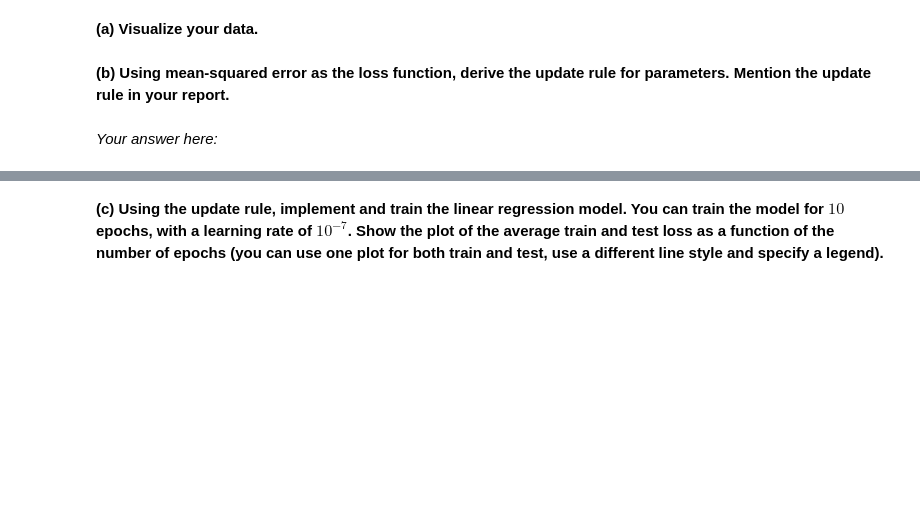
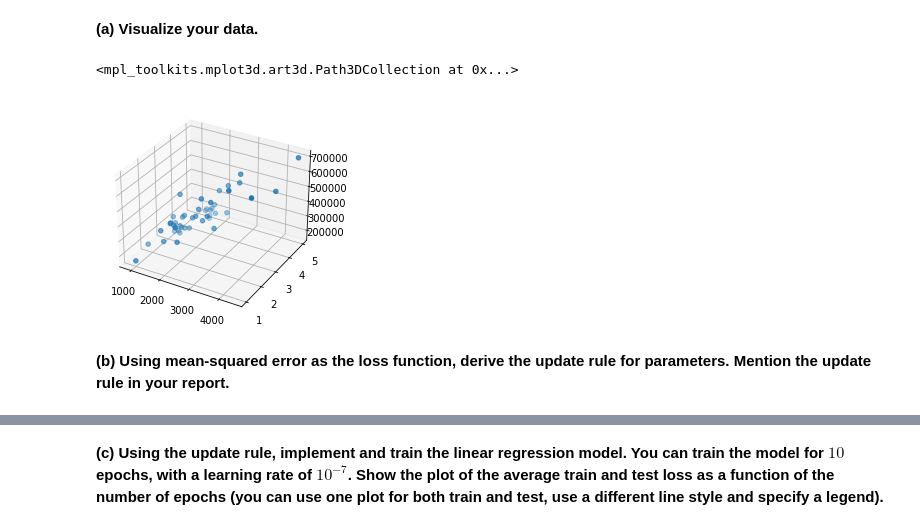
Before and after one commit to ezhang7423/ece180, a Jupyter notebook: hw3/hw3.ipynb, the cells around one changed output, grey strips where cells are left out. Saved outputs shown, nothing was run; the diff lists cells and outputs as text; code cells hidden in the pictures; blank space fills up the shorter version.

```diff
--- a/hw3/hw3.ipynb
+++ b/hw3/hw3.ipynb
@@ -29,13 +29,26 @@ Respond to each of the questionS (a) through (f) below.
 # %%
 ## visualization code here
 
 ## Insert your code here
 # Load the dataset
+from numpy import genfromtxt
+import numpy as np
+import matplotlib.pyplot as plt
+from mpl_toolkits import mplot3d
 
+data = genfromtxt('./housing_prices.txt', delimiter=',')
+train = data[:-10, :]
+test = data[-10:, :]
+
+fig = plt.figure()
+ax = plt.axes(projection='3d')
+
+ax.scatter3D(data[:, 0], data[:, 1], data[:, 2])
 # Plot your data
 # Refer to this material on how to generate 3d plots using matplotlib: https://jakevdp.github.io/PythonDataScienceHandbook/04.12-three-dimensional-plotting.html
 # Don't forget to separate part of the data to be used only for testing
+# %% [output]
+<mpl_toolkits.mplot3d.art3d.Path3DCollection at 0x...>
+[figure, added]
 # %% [markdown]
 **(b) Using mean-squared error as the loss function, derive the update rule for parameters. Mention the update rule in your report.**
-# %% [markdown]
-*Your answer here:*
```
Also changed, not shown: parts of 9 cells of this notebook, 2 other files.
